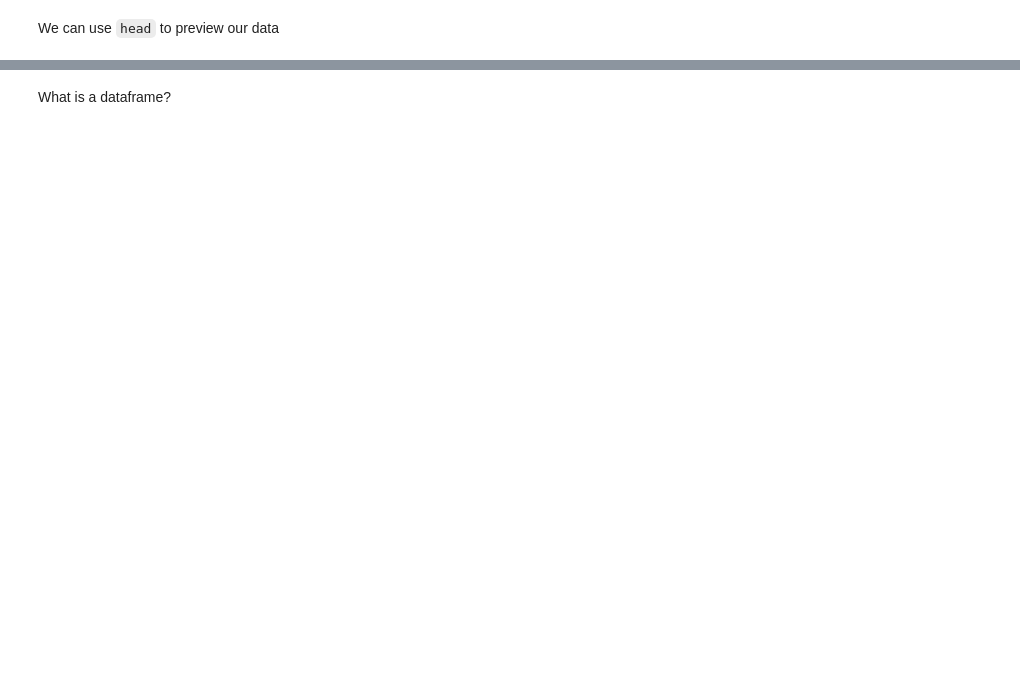
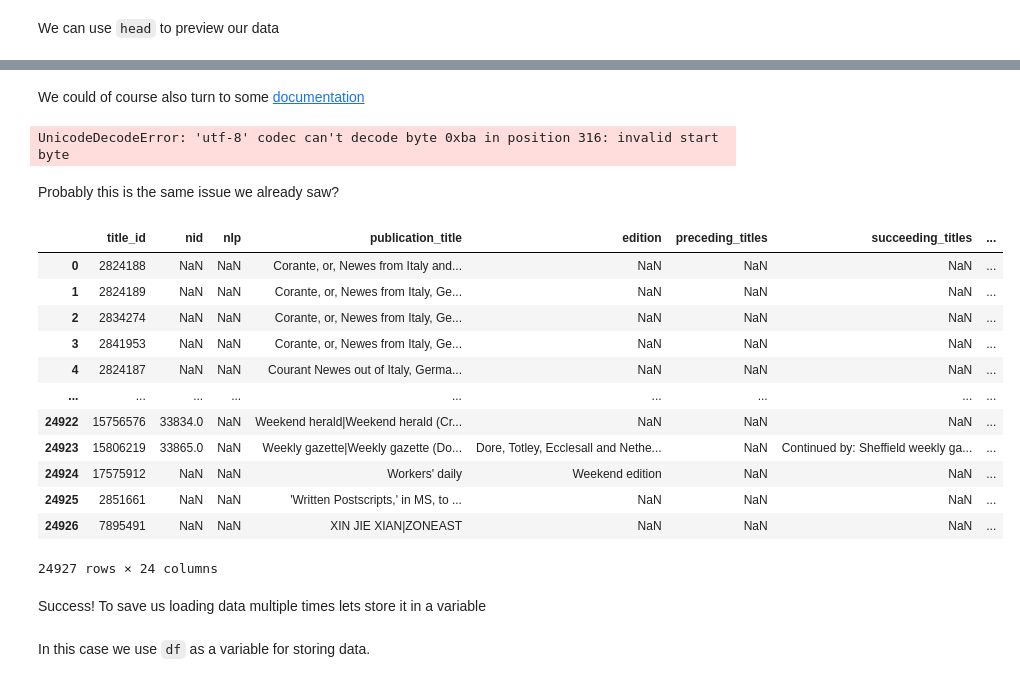
Before and after one commit to davanstrien/Python-introduction-for-digital-collections, a Jupyter notebook: 03_pandas.ipynb, the cells around one changed output, grey strips where cells are left out. Drawn from its saved outputs; the diff is of its cells as text; code cells hidden in the pictures; blank space fills up the shorter version.

Commit message:
finish pandas notebook

````diff
--- a/03_pandas.ipynb
+++ b/03_pandas.ipynb
@@ -51,6 +90,30 @@ TODO
+# %% [markdown]
+We could of course also turn to some [documentation](https://pandas.pydata.org/docs/getting_started/intro_tutorials/02_read_write.html#min-tut-02-read-write)
 # %%
-df = pd.read_csv(csv)
+pd.read_csv(csv)
+# %% [output]
+UnicodeDecodeError: 'utf-8' codec can't decode byte 0xba in position 316: invalid start byte
+# %% [markdown]
+Probably this is the same issue we already saw?
+# %%
+pd.read_csv(csv, encoding='latin-1')
+# %% [output]
+|  | title_id | nid | nlp | publication_title | edition | preceding_titles | succeeding_titles | ... |
+| 0 | 2824188 | NaN | NaN | Corante, or, Newes from Italy and... | NaN | NaN | NaN | ... |
+| 1 | 2824189 | NaN | NaN | Corante, or, Newes from Italy, Ge... | NaN | NaN | NaN | ... |
+| 2 | 2834274 | NaN | NaN | Corante, or, Newes from Italy, Ge... | NaN | NaN | NaN | ... |
+| 3 | 2841953 | NaN | NaN | Corante, or, Newes from Italy, Ge... | NaN | NaN | NaN | ... |
+| 4 | 2824187 | NaN | NaN | Courant Newes out of Italy, Germa... | NaN | NaN | NaN | ... |
+| ... | ... | ... | ... | ... | ... | ... | ... | ... |
+| 24922 | 15756576 | 33834.0 | NaN | Weekend herald|Weekend herald (Cr... | NaN | NaN | NaN | ... |
+| 24923 | 15806219 | 33865.0 | NaN | Weekly gazette|Weekly gazette (Do... | Dore, Totley, Ecclesall and Nethe... | NaN | Continued by: Sheffield weekly ga... | ... |
+| 24924 | 17575912 | NaN | NaN | Workers' daily | Weekend edition | NaN | NaN | ... |
+| 24925 | 2851661 | NaN | NaN | 'Written Postscripts,' in MS, to ... | NaN | NaN | NaN | ... |
+| 24926 | 7895491 | NaN | NaN | XIN JIE XIAN|ZONEAST | NaN | NaN | NaN | ... |
+24927 rows × 24 columns
+# %% [markdown]
+Success! To save us loading data multiple times lets store it in a variable
 # %%
 df = pd.read_csv(csv, encoding='latin-1')
-# %% [markdown]
-What is a dataframe?
+# %% [markdown]
+In this case we use ```df``` as a variable for storing data.
````
Also changed, not shown: parts of 115 cells of this notebook.
